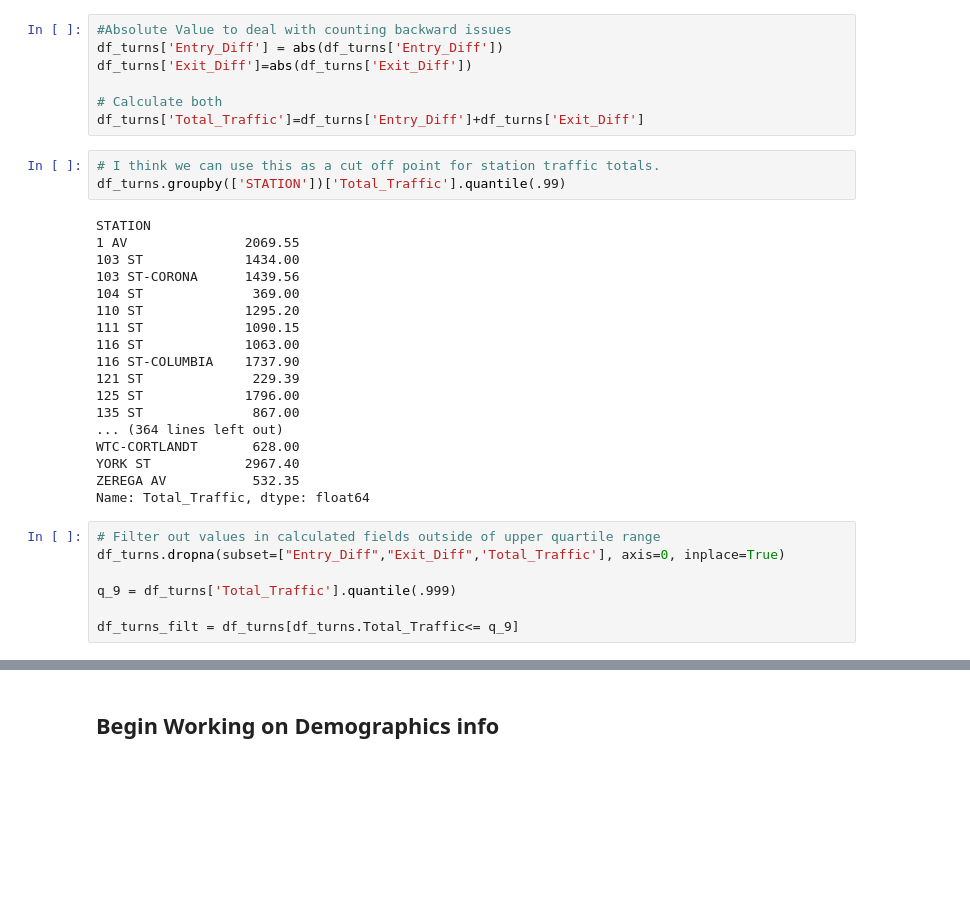
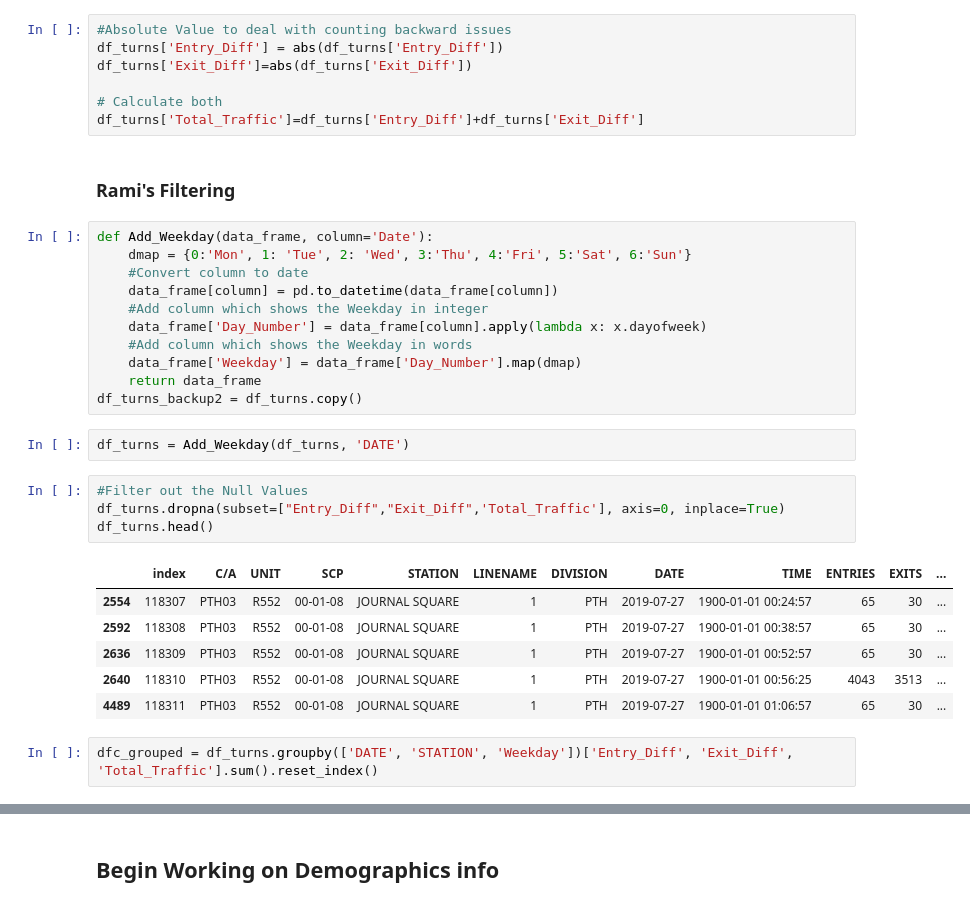
Before and after one commit to dfrantzsmart/Metis_Proj1_MTA, a Jupyter notebook: MTA_Data_Cleaning.ipynb, the cells around one changed output, grey strips where cells are left out. Cells and saved outputs as stored; diff of their text form; blank space fills up the shorter version.

```diff
--- a/MTA_Data_Cleaning.ipynb
+++ b/MTA_Data_Cleaning.ipynb
@@ -66,31 +66,31 @@ df_turns['Exit_Diff']=abs(df_turns['Exit_Diff'])
 
 # Calculate both
 df_turns['Total_Traffic']=df_turns['Entry_Diff']+df_turns['Exit_Diff']
-# %%
-# I think we can use this as a cut off point for station traffic totals.
-df_turns.groupby(['STATION'])['Total_Traffic'].quantile(.99)
-# %% [output]
-STATION
-1 AV               2069.55
-103 ST             1434.00
-103 ST-CORONA      1439.56
-104 ST              369.00
-110 ST             1295.20
-111 ST             1090.15
-116 ST             1063.00
-116 ST-COLUMBIA    1737.90
-121 ST              229.39
-125 ST             1796.00
-135 ST              867.00
-... (364 lines left out)
-WTC-CORTLANDT       628.00
-YORK ST            2967.40
-ZEREGA AV           532.35
-Name: Total_Traffic, dtype: float64
+# %% [markdown]
+### Rami's Filtering
+# %%
+def Add_Weekday(data_frame, column='Date'):
+    dmap = {0:'Mon', 1: 'Tue', 2: 'Wed', 3:'Thu', 4:'Fri', 5:'Sat', 6:'Sun'}
+    #Convert column to date
+    data_frame[column] = pd.to_datetime(data_frame[column])
+    #Add column which shows the Weekday in integer
+    data_frame['Day_Number'] = data_frame[column].apply(lambda x: x.dayofweek)
+    #Add column which shows the Weekday in words
+    data_frame['Weekday'] = data_frame['Day_Number'].map(dmap)
+    return data_frame
+df_turns_backup2 = df_turns.copy()
+# %%
+df_turns = Add_Weekday(df_turns, 'DATE')
 # %%
-# Filter out values in calculated fields outside of upper quartile range
+#Filter out the Null Values
 df_turns.dropna(subset=["Entry_Diff","Exit_Diff",'Total_Traffic'], axis=0, inplace=True)
-
-q_9 = df_turns['Total_Traffic'].quantile(.999)
-
-df_turns_filt = df_turns[df_turns.Total_Traffic<= q_9]
+df_turns.head()
+# %% [output]
+|  | index | C/A | UNIT | SCP | STATION | LINENAME | DIVISION | DATE | TIME | ENTRIES | EXITS | ... |
+| 2554 | 118307 | PTH03 | R552 | 00-01-08 | JOURNAL SQUARE | 1 | PTH | 2019-07-27 | 1900-01-01 00:24:57 | 65 | 30 | ... |
+| 2592 | 118308 | PTH03 | R552 | 00-01-08 | JOURNAL SQUARE | 1 | PTH | 2019-07-27 | 1900-01-01 00:38:57 | 65 | 30 | ... |
+| 2636 | 118309 | PTH03 | R552 | 00-01-08 | JOURNAL SQUARE | 1 | PTH | 2019-07-27 | 1900-01-01 00:52:57 | 65 | 30 | ... |
+| 2640 | 118310 | PTH03 | R552 | 00-01-08 | JOURNAL SQUARE | 1 | PTH | 2019-07-27 | 1900-01-01 00:56:25 | 4043 | 3513 | ... |
+| 4489 | 118311 | PTH03 | R552 | 00-01-08 | JOURNAL SQUARE | 1 | PTH | 2019-07-27 | 1900-01-01 01:06:57 | 65 | 30 | ... |
+# %%
+dfc_grouped = df_turns.groupby(['DATE', 'STATION', 'Weekday'])['Entry_Diff', 'Exit_Diff', 'Total_Traffic'].sum().reset_index()
```
Also changed, not shown: parts of 8 cells of this notebook, 1 other file.
